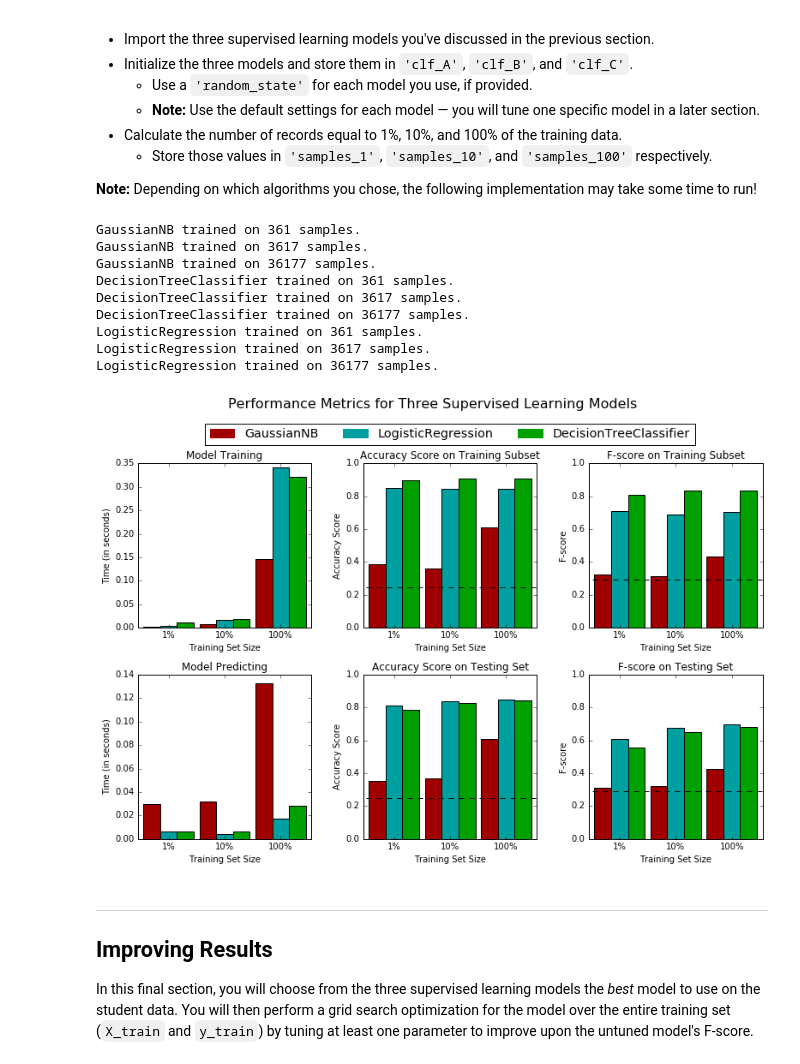
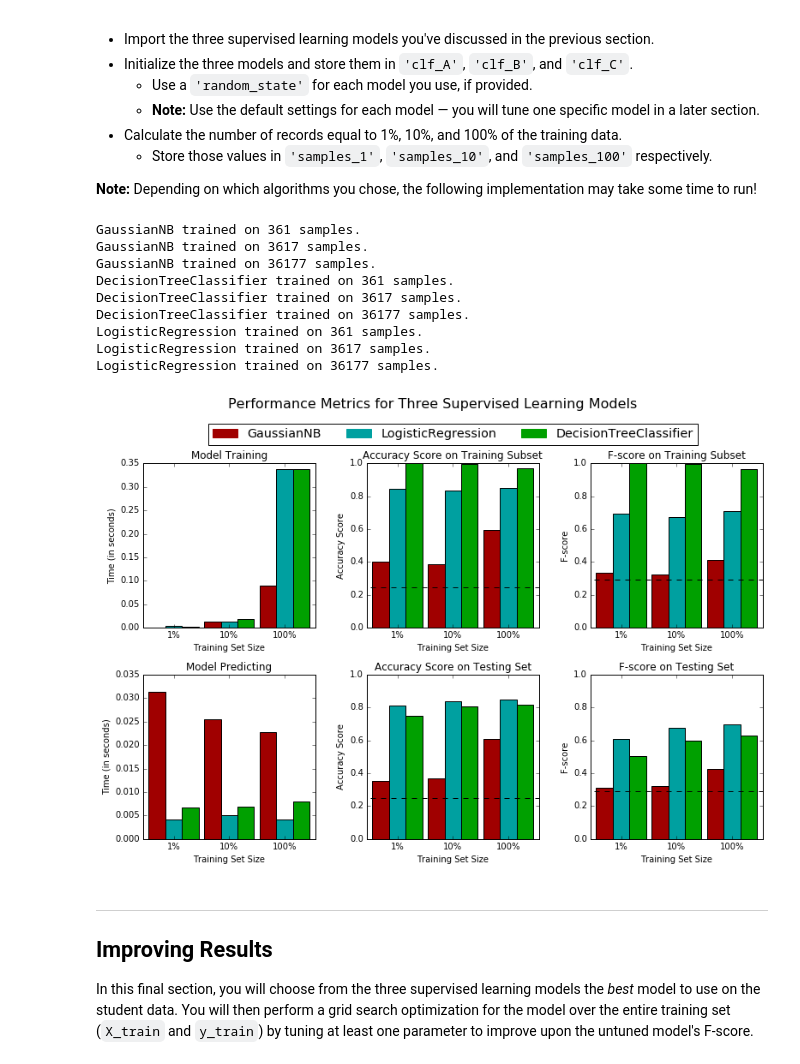
Before and after one commit to wengyao04/udacity_machinelearning_nanodegree, a Jupyter notebook: projects/finding_donors/finding_donors.ipynb, the cells around one changed output. Drawn from its saved outputs; the diff is of its cells as text; code cells hidden in the pictures.

```diff
--- a/projects/finding_donors/finding_donors.ipynb
+++ b/projects/finding_donors/finding_donors.ipynb
@@ -258,12 +262,12 @@ def train_predict(learner, sample_size, X_train, y_train, X_test, y_test):
 
     results = {}
 
-    X_train = X_train[:sample_size]
-    y_train = y_train[:sample_size]
+    X_train_slice = X_train[:sample_size]
+    y_train_slice = y_train[:sample_size]
 
     # TODO: Fit the learner to the training data using slicing with 'sample_size'
     start = time() # Get start time
-    learner.fit(X_train, y_train)
+    learner.fit(X_train_slice, y_train_slice)
     end = time() # Get end time
 
     # TODO: Calculate the training time
@@ -271,23 +275,26 @@ def train_predict(learner, sample_size, X_train, y_train, X_test, y_test):
 
     # TODO: Get the predictions on the test set,
     #       then get predictions on the first 300 training samples
+    samples_size_300 = 300
     start = time() # Get start time
     predictions_test = learner.predict(X_test)
-    predictions_train = learner.predict(X_train)
+    predictions_train = learner.predict(X_train[:samples_size_300])
     end = time() # Get end time
+
+
 
     # TODO: Calculate the total prediction time
     results['pred_time'] = end - start
 
     # TODO: Compute accuracy on the first 300 training samples
-    results['acc_train'] = accuracy_score(y_train, learner.predict(X_train))
+    results['acc_train'] = accuracy_score(y_train[:samples_size_300], predictions_train)
 
     # TODO: Compute accuracy on test set
-    results['acc_test'] = accuracy_score(y_test, learner.predict(X_test))
+    results['acc_test'] = accuracy_score(y_test, predictions_test)
 
     beta = 0.5
     # TODO: Compute F-score on the the first 300 training samples
-    results['f_train'] = fbeta_score(y_train, predictions_train, beta=beta)
+    results['f_train'] = fbeta_score(y_train[:samples_size_300], predictions_train, beta=beta)
 
     # TODO: Compute F-score on the test set
     results['f_test'] = fbeta_score(y_test, predictions_test, beta=beta)
@@ -316,37 +323,37 @@ from sklearn import svm
 from sklearn import linear_model
 # TODO: Initialize the three models
 clf_A = GaussianNB()
-clf_B = tree.DecisionTreeClassifier(random_state = 100, min_samples_split = 20)
+clf_B = tree.DecisionTreeClassifier(random_state = 100)
 clf_C = linear_model.LogisticRegression(random_state = 0)
 
 # TODO: Calculate the number of samples for 1%, 10%, and 100% of the training data
 n_train = len(y_train)
 samples_1 = int(n_train * 0.01)
 samples_10 = int(n_train * 0.1)
 samples_100 = n_train
 
 # Collect results on the learners
 results = {}
 for clf in [clf_A, clf_B, clf_C]:
     clf_name = clf.__class__.__name__
     results[clf_name] = {}
     for i, samples in enumerate([samples_1, samples_10, samples_100]):
         results[clf_name][i] = \
         train_predict(clf, samples, X_train, y_train, X_test, y_test)
 
 # Run metrics visualization for the three supervised learning models chosen
 vs.evaluate(results, accuracy, fscore)
 # %% [output]
 GaussianNB trained on 361 samples.
 GaussianNB trained on 3617 samples.
 GaussianNB trained on 36177 samples.
 DecisionTreeClassifier trained on 361 samples.
 DecisionTreeClassifier trained on 3617 samples.
 DecisionTreeClassifier trained on 36177 samples.
 LogisticRegression trained on 361 samples.
 LogisticRegression trained on 3617 samples.
 LogisticRegression trained on 36177 samples.
-[figure, old version]
+[figure, new version]
 # %% [markdown]
 ----
 ## Improving Results
```
Also changed, not shown: parts of 4 cells of this notebook.
